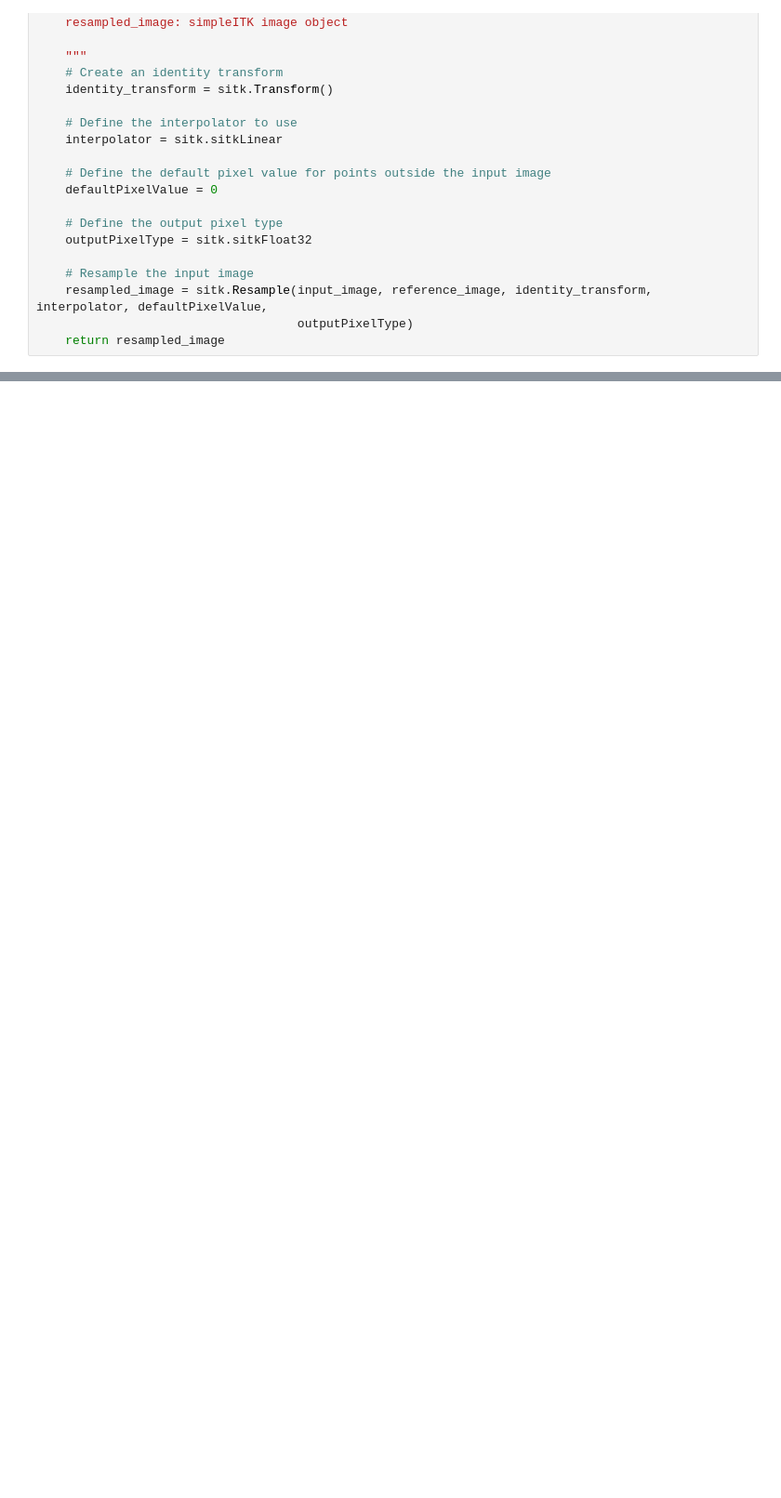
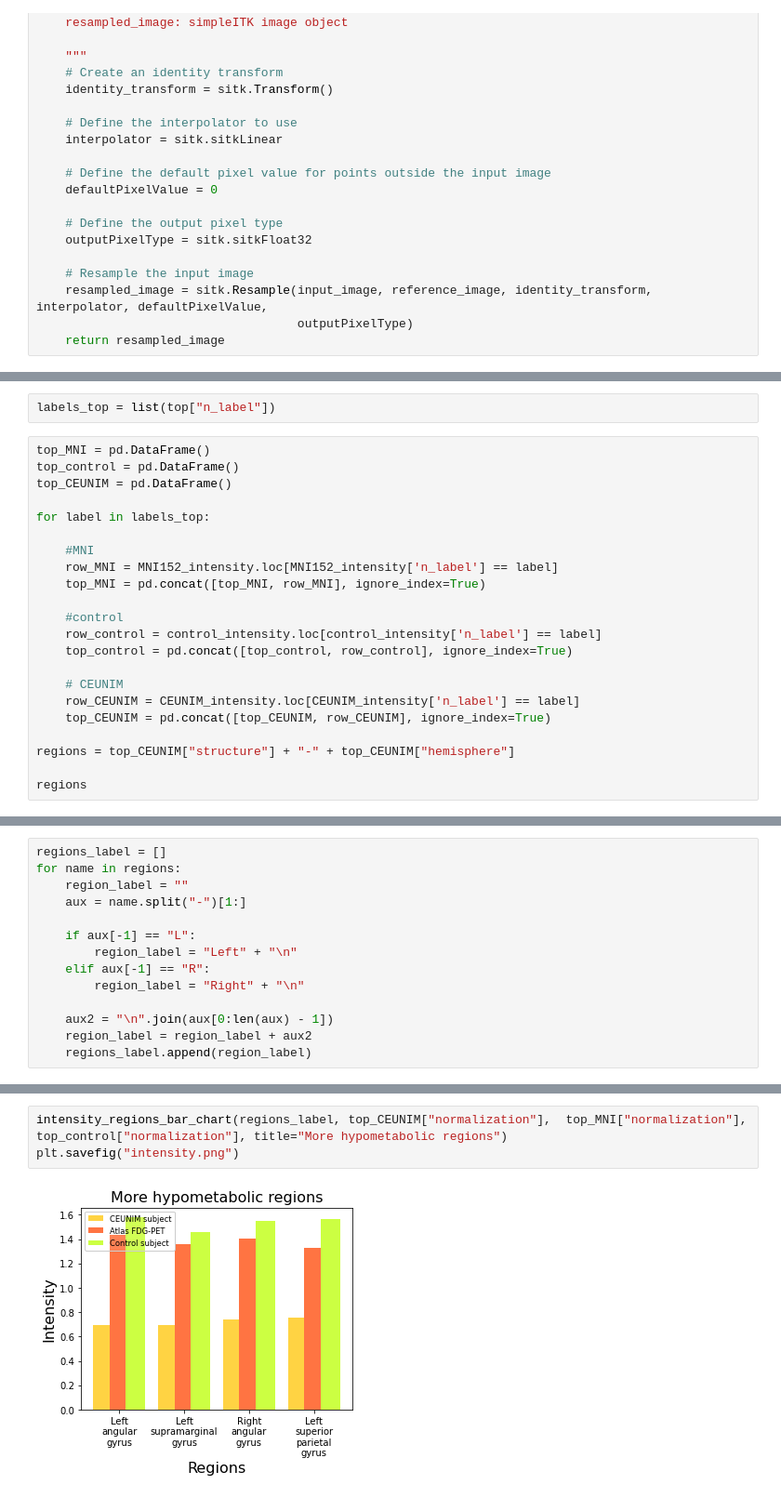
Before and after one commit to suflorcita/UNSAMPETQuantificationTools, a Jupyter notebook: brain_for_sabi.ipynb, the cells around one changed output, grey strips where cells are left out. Shown at 93% size. Drawn from its saved outputs; the diff is of its cells as text; blank space fills up the shorter version.

Commit message:
Update script of brain images

```diff
--- a/brain_for_sabi.ipynb
+++ b/brain_for_sabi.ipynb
@@ -71,0 +135,24 @@ sitk.WriteImage(sitk_T1_CEUNIM, CEUNIM_T1_nii)
+# %%
+labels_top = list(top["n_label"])
+# %%
+top_MNI = pd.DataFrame()
+top_control = pd.DataFrame()
+top_CEUNIM = pd.DataFrame()
+
+for label in labels_top:
+
+    #MNI
+    row_MNI = MNI152_intensity.loc[MNI152_intensity['n_label'] == label]
+    top_MNI = pd.concat([top_MNI, row_MNI], ignore_index=True)
+
+    #control
+    row_control = control_intensity.loc[control_intensity['n_label'] == label]
+    top_control = pd.concat([top_control, row_control], ignore_index=True)
+
+    # CEUNIM
+    row_CEUNIM = CEUNIM_intensity.loc[CEUNIM_intensity['n_label'] == label]
+    top_CEUNIM = pd.concat([top_CEUNIM, row_CEUNIM], ignore_index=True)
+
+regions = top_CEUNIM["structure"] + "-" + top_CEUNIM["hemisphere"]
+
+regions
@@ -71,0 +165,14 @@ sitk.WriteImage(sitk_T1_CEUNIM, CEUNIM_T1_nii)
+# %%
+regions_label = []
+for name in regions:
+    region_label = ""
+    aux = name.split("-")[1:]
+
+    if aux[-1] == "L":
+        region_label = "Left" + "\n"
+    elif aux[-1] == "R":
+        region_label = "Right" + "\n"
+
+    aux2 = "\n".join(aux[0:len(aux) - 1])
+    region_label = region_label + aux2
+    regions_label.append(region_label)
@@ -72,3 +185,8 @@ sitk.WriteImage(sitk_T1_CEUNIM, CEUNIM_T1_nii)
+# %%
+intensity_regions_bar_chart(regions_label, top_CEUNIM["normalization"],  top_MNI["normalization"], top_control["normalization"], title="More hypometabolic regions")
+plt.savefig("intensity.png")
+# %% [output]
+[figure, added]
 # %%
 plotting.plot_stat_map(cambios_cerebro_control, bg_img=control_T1_nii,
                        annotate=True,
```
Also changed, not shown: parts of 10 cells of this notebook.
